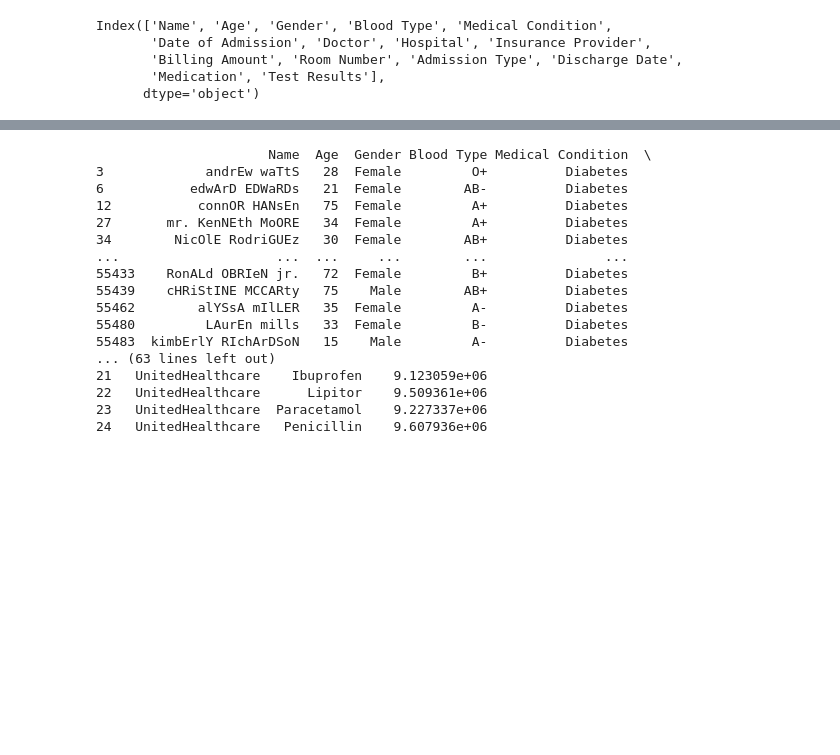
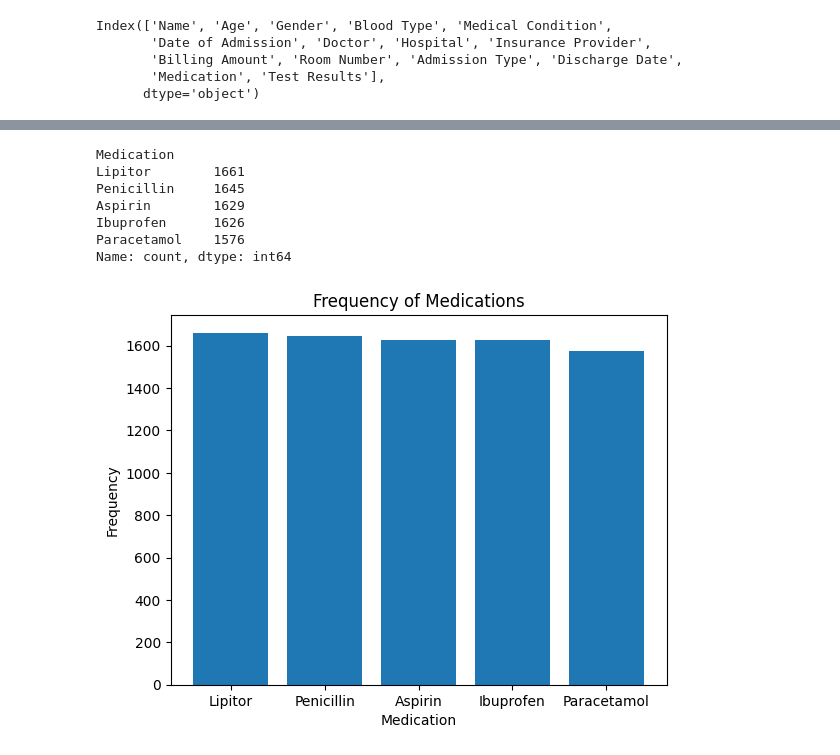
Before and after one commit to bscruz/database-assignment, a Jupyter notebook: dataset.ipynb, the cells around one changed output, grey strips where cells are left out. Drawn from its saved outputs; the diff is of its cells as text; code cells hidden in the pictures; blank space fills up the shorter version.

```diff
--- a/dataset.ipynb
+++ b/dataset.ipynb
@@ -210,29 +185,21 @@ Penicillin     4.566012e+07
 Name: Billing Amount, dtype: float64
-# %%
-diabetes = df[df['Medical Condition'] == 'Diabetes']
-print(diabetes)
-newdf = diabetes[['Medication', 'Insurance Provider', 'Billing Amount']]
-
-billed = newdf.groupby('Insurance Provider')['Billing Amount'].sum().sort_values(ascending=False)
-other = newdf.groupby('Medication')['Billing Amount'].sum().sort_values(ascending=False)
-
-medication_billing = newdf.groupby(['Insurance Provider', 'Medication'])['Billing Amount'].sum().reset_index()
-print(medication_billing)
-# %% [output]
-                      Name  Age  Gender Blood Type Medical Condition  \
-3             andrEw waTtS   28  Female         O+          Diabetes
-6           edwArD EDWaRDs   21  Female        AB-          Diabetes
-12           connOR HANsEn   75  Female         A+          Diabetes
-27       mr. KenNEth MoORE   34  Female         A+          Diabetes
-34        NicOlE RodriGUEz   30  Female        AB+          Diabetes
-...                    ...  ...     ...        ...               ...
-55433    RonALd OBRIeN jr.   72  Female         B+          Diabetes
-55439    cHRiStINE MCCARty   75    Male        AB+          Diabetes
-55462        alYSsA mIlLER   35  Female         A-          Diabetes
-55480         LAurEn mills   33  Female         B-          Diabetes
-55483  kimbErlY RIchArDSoN   15    Male         A-          Diabetes
-... (63 lines left out)
-21   UnitedHealthcare    Ibuprofen    9.123059e+06
-22   UnitedHealthcare      Lipitor    9.509361e+06
-23   UnitedHealthcare  Paracetamol    9.227337e+06
-24   UnitedHealthcare   Penicillin    9.607936e+06
+# %%
+medication = diabetes['Medication'].value_counts()
+print(medication)
+
+#frequency of medications given to people with diabetes
+
+plt.bar(medication.index, medication.values)
+plt.xlabel('Medication')
+plt.ylabel('Frequency')
+plt.title('Frequency of Medications')
+plt.show()
+# %% [output]
+Medication
+Lipitor        1661
+Penicillin     1645
+Aspirin        1629
+Ibuprofen      1626
+Paracetamol    1576
+Name: count, dtype: int64
+[figure, added]
```
Also changed, not shown: parts of 20 cells of this notebook.
